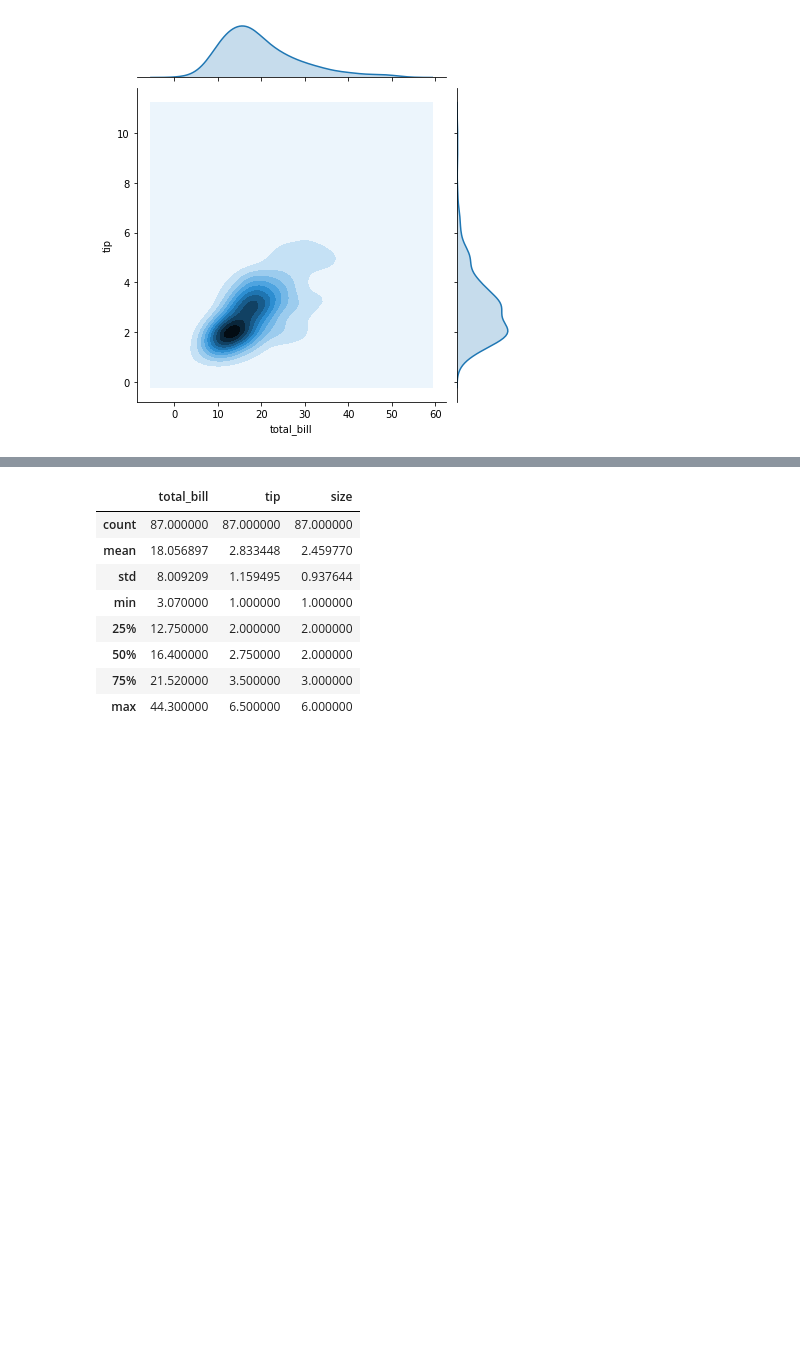
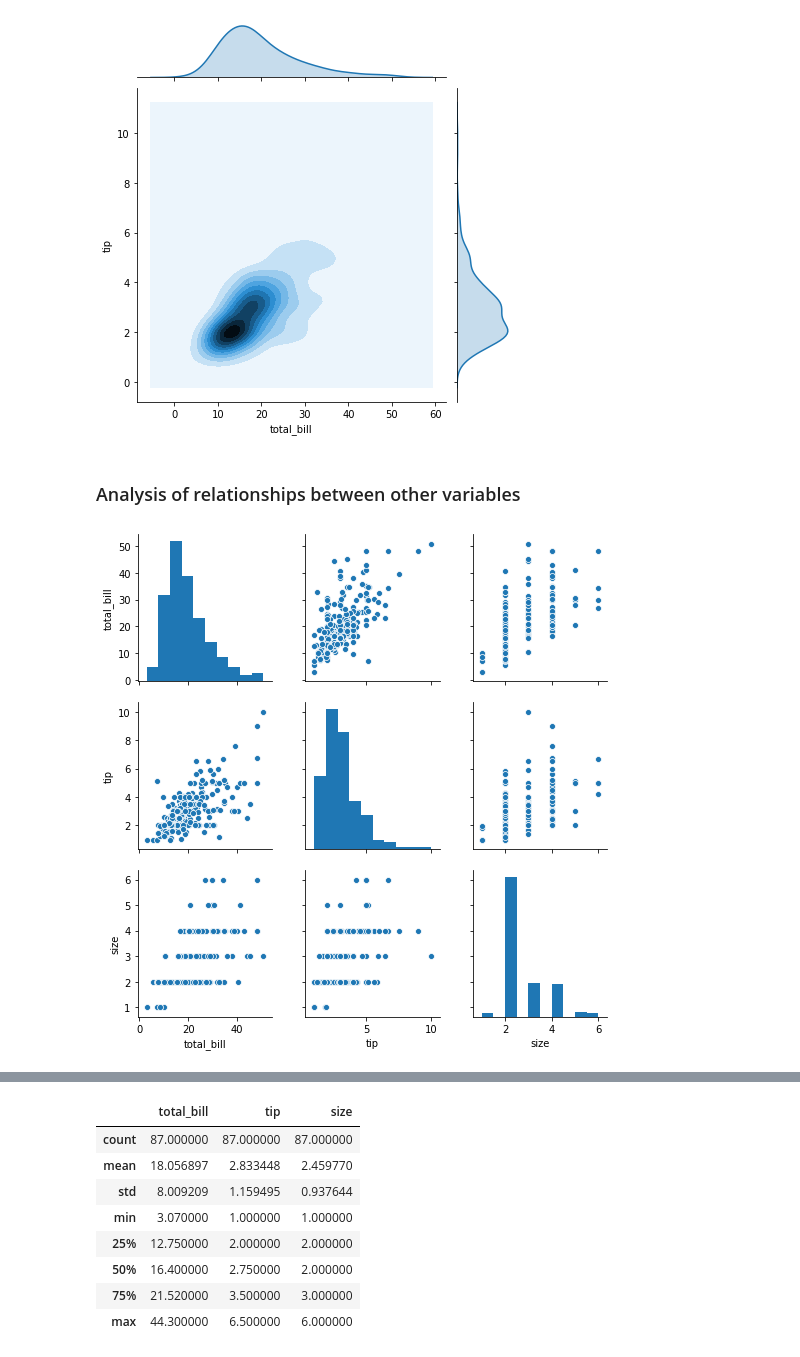
Before and after one commit to KatarzynaConnell/Fundamentals-Assessment-2019, a Jupyter notebook: Notebook.ipynb, the cells around one changed output, grey strips where cells are left out. Drawn from its saved outputs; the diff is of its cells as text; code cells hidden in the pictures; blank space fills up the shorter version.

Commit message:
Added analysis of other variables using catplot function, compared pairs of variables using pairplot function, added seaborn link to references

```diff
--- a/Notebook.ipynb
+++ b/Notebook.ipynb
@@ -108,3 +127,11 @@ sns.jointplot(x="total_bill", y="tip", data=df, kind="kde")
 # %% [output]
 <seaborn.axisgrid.JointGrid at 0x...>
 [figure]
+# %% [markdown]
+### Analysis of relationships between other variables
+# %%
+# Show the relationships between different varibles using pairplot function
+
+x = sns.pairplot(df)
+# %% [output]
+[figure, added]
```
Also changed, not shown: parts of 23 cells of this notebook.
